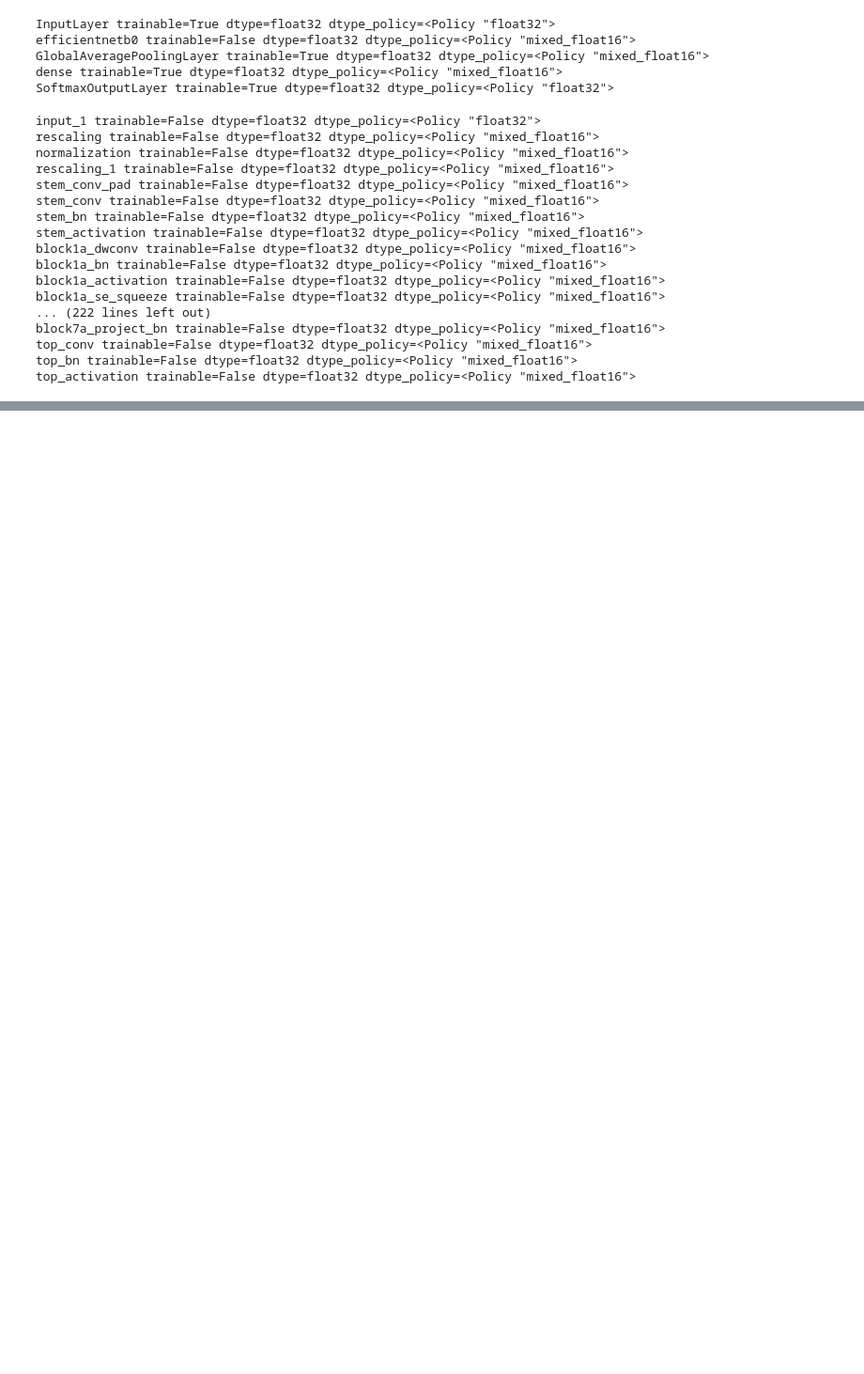
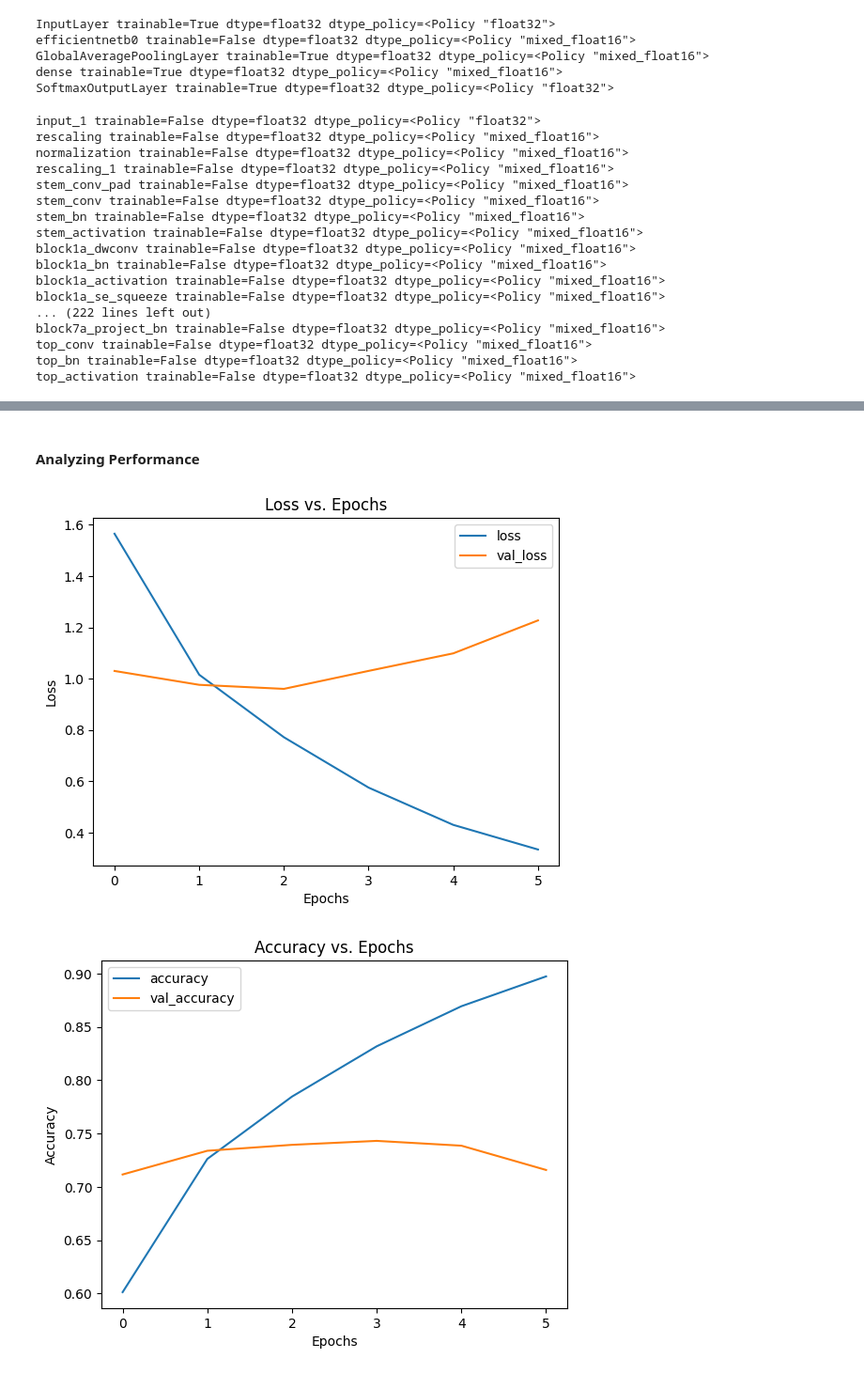
Before and after one commit to bkubick/deep-learning-development, a Jupyter notebook: projects/food_vision/food_vision.ipynb, the cells around one changed output, grey strips where cells are left out. Shown at 94% size. Saved outputs shown, nothing was run; the diff lists cells and outputs as text; code cells hidden in the pictures; blank space fills up the shorter version.

```diff
--- a/projects/food_vision/food_vision.ipynb
+++ b/projects/food_vision/food_vision.ipynb
@@ -412,0 +474,6 @@ model_0_performance
+# %%
+# Getting Model 0 last checkpoint to start Model 1 from
+model_0_checkpoint_dirs = [dir for dir in os.listdir(f'./checkpoints/{model_0_name}/') if not dir.startswith('.')]
+
+model_0_last_checkpoint = f'./checkpoints/{model_0_name}/{model_0_checkpoint_dirs[-1]}/checkpoint.ckpt'
+model_0_last_checkpoint
@@ -542,0 +632,8 @@ For this model, I will allow all layers from the base model to be trainable.
+# %%
+# Constants
+model_2_name = 'model_2_fine_tune_20'
+
+NUM_TRAINABLE_LAYERS_2 = 20
+
+EPOCHS_2 = 100
+LEARNING_RATE = 0.0001
@@ -543,13 +642,14 @@ For this model, I will allow all layers from the base model to be trainable.
 # %%
 # 2-3. Starting from model_0 (Reloading in where model_0 left off from)
 model_2 = tf.keras.models.clone_model(model_0)
-model_2.load_weights(checkpoint_last_weights_model_0)
+model_2.load_weights(model_0_last_checkpoint)
+model_2._name = model_2_name
 
 # Setting the efficient net model to be trainable
 base_model_2 = model_2.layers[1]
 base_model_2.trainable = True
 
-for layer in base_model_2.layers[:-20]:
+for layer in base_model_2.layers[:-NUM_TRAINABLE_LAYERS_2]:
   layer.trainable = False
 # %%
 # Recompiling the fine tuned model
@@ -588,16 +688,15 @@ early_stopping_callback_2 = tf.keras.callbacks.EarlyStopping(
     restore_best_weights=True)
 
 # Fit the model
-model_2.fit(train_data,
-            epochs=100,
-            steps_per_epoch=len(train_data),
-            validation_data=test_data,
-            validation_steps=int(len(test_data) * 0.15),
-            callbacks=[
-                utils.callbacks.generate_checkpoint_callback(checkpoint_best_weights_model_2, best_only=True),
-                utils.callbacks.generate_checkpoint_callback(checkpoint_last_weights_model_2, best_only=False),
-                utils.callbacks.generate_tensorboard_callback(tensorboard_base_path, 'model_2'),
-                utils.callbacks.generate_csv_logger_callback('model_2_history.csv', csv_base_path),
-                early_stopping_callback_2,
-            ])
+model_2_history = model_2.fit(
+    train_data,
+    epochs=EPOCHS_2,
+    steps_per_epoch=TRAIN_STEPS_PER_EPOCH,
+    validation_data=test_data,
+    validation_steps=VAL_STEPS_PER_EPOCH,
+    callbacks=[
+        ml_toolbox.modeling.callbacks.generate_checkpoint_callback(model_2_name, best_only=False),
+        ml_toolbox.modeling.callbacks.generate_tensorboard_callback(model_2_name),
+        early_stopping_callback_2,
+    ])
 # %% [output]
@@ -606,0 +723,8 @@ Epoch 1/100
+# %% [markdown]
+#### Analyzing Performance
+# %%
+ml_toolbox.analysis.history.plot_history(model_2_history, metric='loss')
+ml_toolbox.analysis.history.plot_history(model_2_history, metric='accuracy')
+# %% [output]
+[figure, added]
+[figure, added]
```
Also changed, not shown: parts of 102 cells of this notebook.
